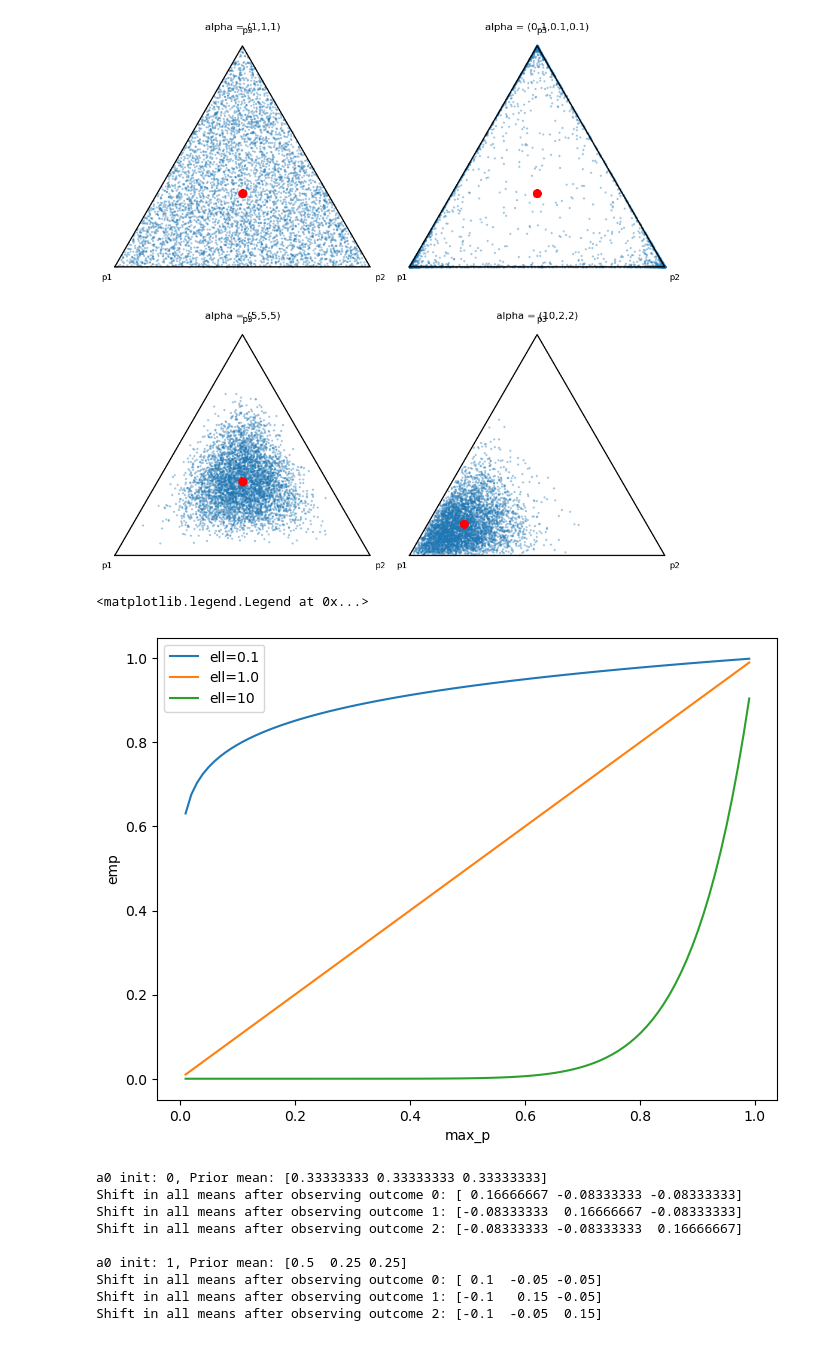
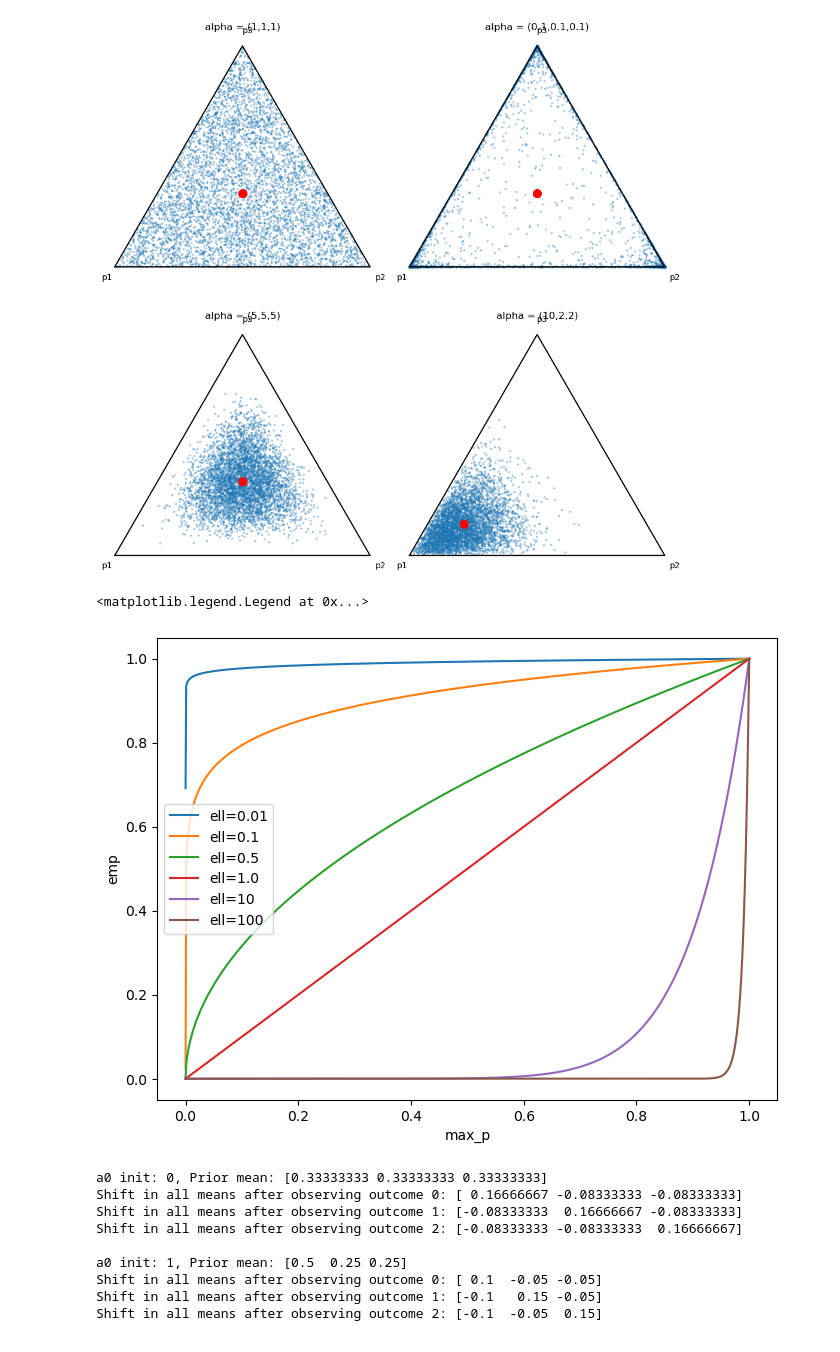
Before and after one commit to tgham/empBAMDP, a Jupyter notebook: empBAMDP.ipynb, the cells around one changed output. Cells and saved outputs as stored; diff of their text form; code cells hidden in the pictures.

```diff
--- a/empBAMDP.ipynb
+++ b/empBAMDP.ipynb
@@ -532,17 +583,17 @@ plt.show()
 # %% [output]
 [figure]
 # %%
-ells = [0.1, 1.0, 10]
-x = np.linspace(0.01, 0.99, 100)
+ells = [0.01, 0.1, 0.5, 1.0, 10, 100]
+x = np.linspace(0.0000000000000001, 1, 1000)
 plt.figure(figsize=(8, 6))
 for ell in ells:
     plt.plot(x, x**ell, label=f'ell={ell}')
 plt.xlabel('max_p')
 plt.ylabel('emp')
 plt.legend()
 # %% [output]
 <matplotlib.legend.Legend at 0x...>
-[figure, old version]
+[figure, new version]
 # %%
 ## plot beta distributions for priors (a,1) where a increments from 1 to 5
 plt.figure()
```
Also changed, not shown: parts of 12 cells of this notebook, 3 other files.
